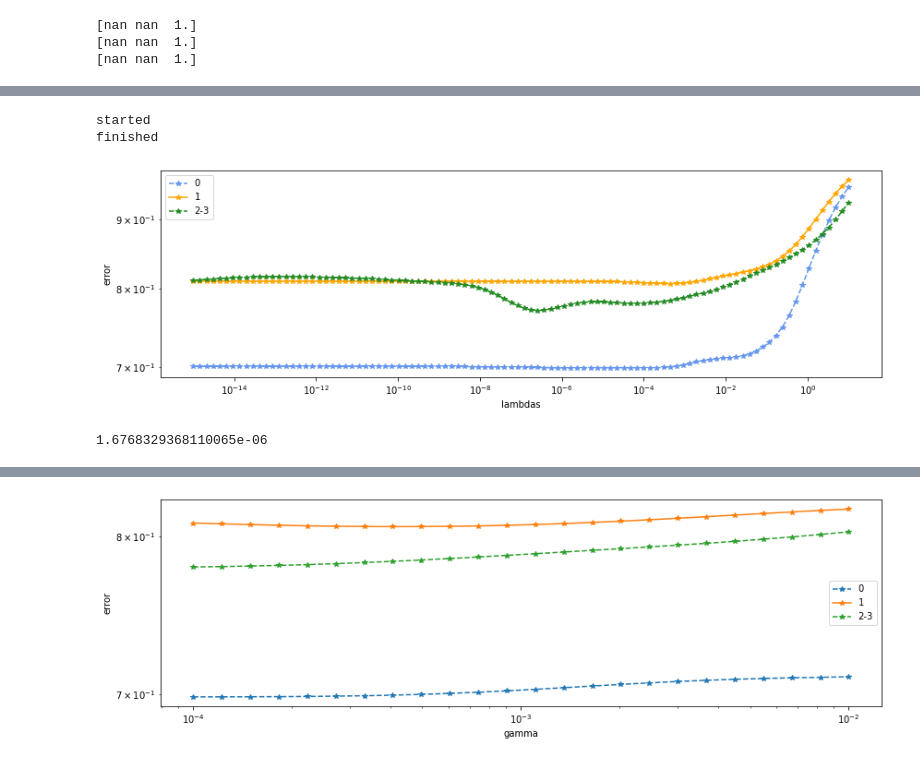
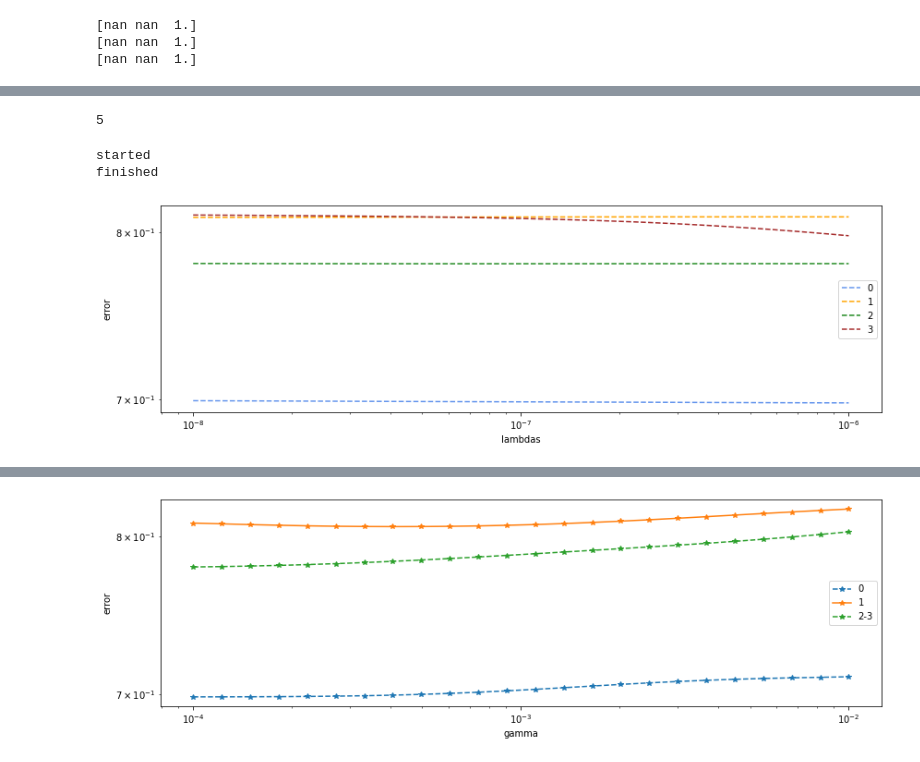
Before and after one commit to madtoinou/CS-433_HBozonClass, a Jupyter notebook: scripts/project1.ipynb, the cells around one changed output, grey strips where cells are left out. Saved outputs shown, nothing was run; the diff lists cells and outputs as text; code cells hidden in the pictures.

```diff
--- a/scripts/project1.ipynb
+++ b/scripts/project1.ipynb
@@ -124,3 +448,7 @@ print(tX_ze[1,-3:])
+# %%
+np.argmin(rmse_te_3_opt)
+# %% [output]
+5
 # %%
 #à faire run avec degree 7 pour trouver le gamma range à
 #eventuellement affiner plus tard
@@ -235,12 +619,19 @@ dat_2_ = drop_nan_col(dat_2_)
 # %%
 seed = 383692
-k_fold = 8
-lambdas = np.logspace(-15,1,100)
+#usually 8
+k_fold = 4
+
+#lambdas for ridge
+lambdas = np.logspace(-8,-6,50)
+#lambdas = [10**-40]
 
 # split data in k fold
 k_indices_0 = build_k_indices(pred_0, k_fold, seed)
 k_indices_1 = build_k_indices(pred_1, k_fold, seed)
 k_indices_2 = build_k_indices(pred_2, k_fold, seed)
+
+k_indices_3 = build_k_indices(pred_3, k_fold, seed)
+
 
 rmse_tr_0 = []
 rmse_te_0 = []
@@ -248,10 +639,14 @@ rmse_tr_1 = []
 rmse_te_1 = []
 rmse_tr_2 = []
 rmse_te_2 = []
+rmse_tr_3 = []
+rmse_te_3 = []
 
 ws_0 =[]
 ws_1 =[]
 ws_2 =[]
+ws_3 =[]
+
 
 print("started")
 
@@ -263,10 +658,14 @@ for lambda_ in lambdas:
     rmse_te_tmp_1 = []
     rmse_tr_tmp_2 = []
     rmse_te_tmp_2 = []
+    rmse_tr_tmp_3 = []
+    rmse_te_tmp_3 = []
     for k in range(k_fold):
+        # ,  &
         loss_tr_0, loss_te_0, w_0 = cross_validation_ridge(pred_0, dat_0_, k_indices_0, k, lambda_)
         loss_tr_1, loss_te_1, w_1 = cross_validation_ridge(pred_1, dat_1_, k_indices_1, k, lambda_)
         loss_tr_2, loss_te_2, w_2 = cross_validation_ridge(pred_2, dat_2_, k_indices_2, k, lambda_)
+        loss_tr_3, loss_te_3, w_3 = cross_validation_ridge(pred_3, dat_3_, k_indices_3, k, lambda_)
 
         rmse_tr_tmp_0.append(loss_tr_0)
         rmse_te_tmp_0.append(loss_te_0)
@@ -274,9 +673,13 @@ for lambda_ in lambdas:
         rmse_te_tmp_1.append(loss_te_1)
         rmse_tr_tmp_2.append(loss_tr_2)
         rmse_te_tmp_2.append(loss_te_2)
+        rmse_tr_tmp_3.append(loss_tr_3)
+        rmse_te_tmp_3.append(loss_te_3)
     ws_0.append(w_0)
     ws_1.append(w_1)
     ws_2.append(w_2)
+    ws_3.append(w_3)
+
 
     #combine the loss over the folds
     rmse_tr_0.append(np.mean(rmse_tr_tmp_0))
@@ -285,6 +688,8 @@ for lambda_ in lambdas:
     rmse_te_1.append(np.mean(rmse_te_tmp_1))
     rmse_tr_2.append(np.mean(rmse_tr_tmp_2))
     rmse_te_2.append(np.mean(rmse_te_tmp_2))
+    rmse_tr_3.append(np.mean(rmse_tr_tmp_3))
+    rmse_te_3.append(np.mean(rmse_te_tmp_3))
 
 print("finished")
 # %% [output]
@@ -293,24 +698,21 @@ finished
 # %%
 f = plt.figure(figsize=(14,14)) # change this if needed
 
 #degree 1
 ax1 = f.add_subplot(311)
-ax1.semilogx(lambdas, rmse_te_0, ls="--" , marker="*",
+ax1.semilogx(lambdas, rmse_te_0, ls="--" , marker="",
              c="cornflowerblue", label="0")
-ax1.semilogx(lambdas, rmse_te_1, ls="-" , marker="*",
+ax1.semilogx(lambdas, rmse_te_1, ls="--" , marker="",
              c="orange", label="1")
-ax1.semilogx(lambdas, rmse_te_2, ls="--" , marker="*",
-             c="forestgreen", label="2-3")
+ax1.semilogx(lambdas, rmse_te_2, ls="--" , marker="",
+             c="forestgreen", label="2")
+ax1.semilogx(lambdas, rmse_te_3, ls="--" , marker="",
+             c="brown", label="3")
 
 plt.xlabel("lambdas")
 plt.ylabel("error")
 plt.yscale("log")
 plt.legend()
 plt.show()
 # %% [output]
-[figure, old version]
+[figure, new version]
-# %%
-idx = rmse_te_0.index(min(rmse_te_0))
-print(lambdas[idx])
-# %% [output]
-1.6768329368110065e-06
```
Also changed, not shown: parts of 13 cells of this notebook, 1 other file.
